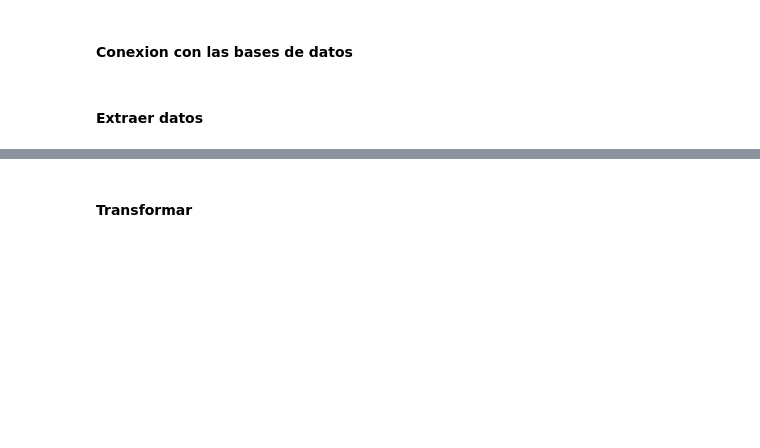
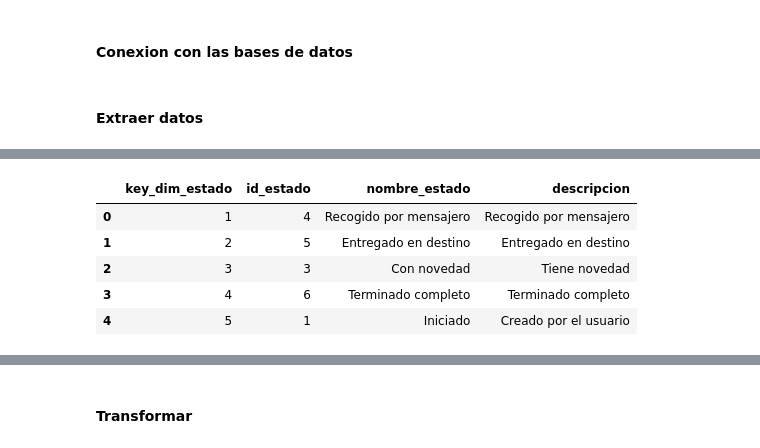
Before and after one commit to Srytha/ETL_PROJECT, a Jupyter notebook: notebooks/hecho_seguimiento_estado.ipynb, the cells around one changed output, grey strips where cells are left out. Cells and saved outputs as stored; diff of their text form; code cells hidden in the pictures; blank space fills up the shorter version.

```diff
--- a/notebooks/hecho_seguimiento_estado.ipynb
+++ b/notebooks/hecho_seguimiento_estado.ipynb
@@ -69,0 +58,9 @@ Index(['id', 'fecha', 'hora', 'foto', 'observaciones', 'estado_id',
+# %%
+dim_estado.head()
+# %% [output]
+|  | key_dim_estado | id_estado | nombre_estado | descripcion |
+| 0 | 1 | 4 | Recogido por mensajero | Recogido por mensajero |
+| 1 | 2 | 5 | Entregado en destino | Entregado en destino |
+| 2 | 3 | 3 | Con novedad | Tiene novedad |
+| 3 | 4 | 6 | Terminado completo | Terminado completo |
+| 4 | 5 | 1 | Iniciado | Creado por el usuario |
```
Also changed, not shown: parts of 26 cells of this notebook, 7 other files.
